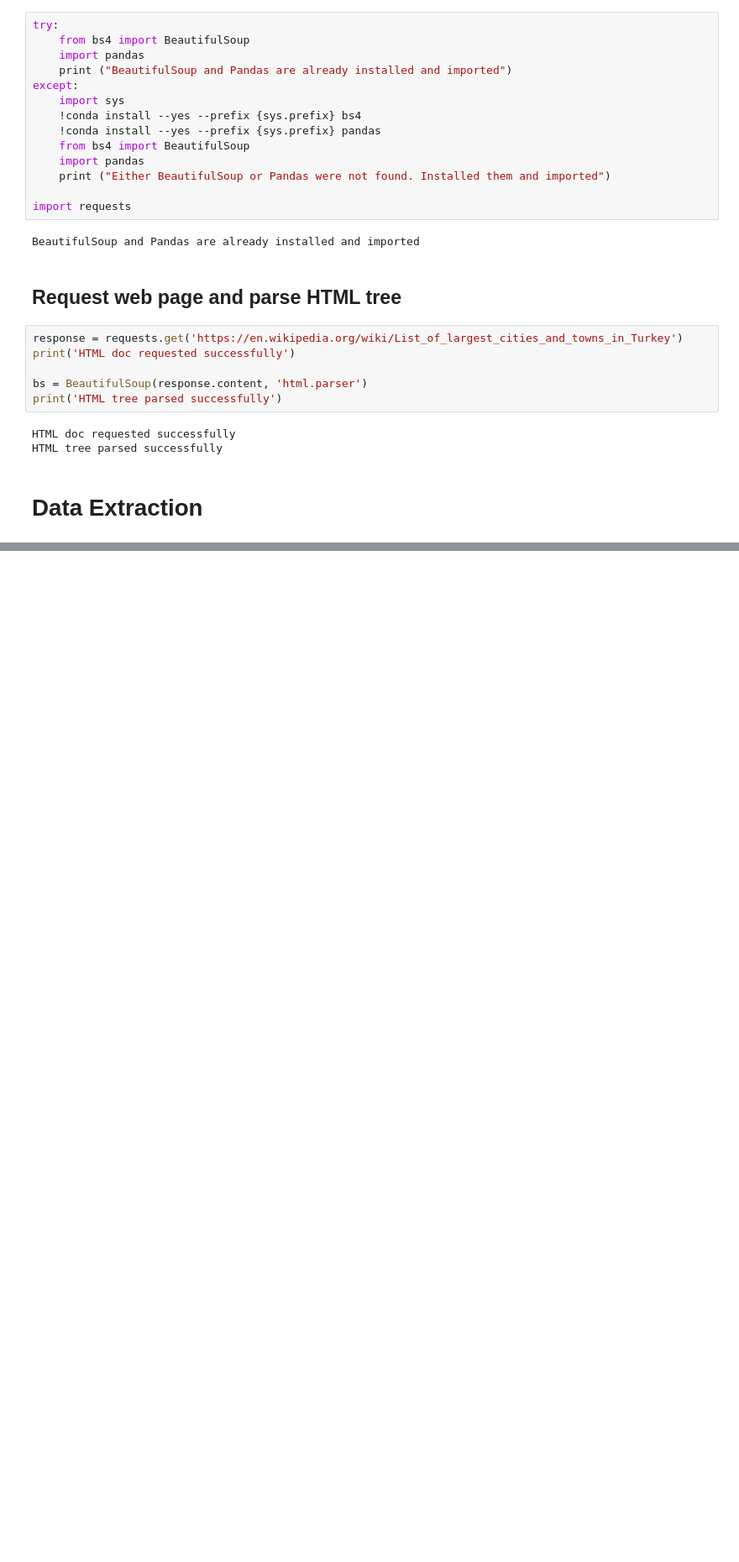
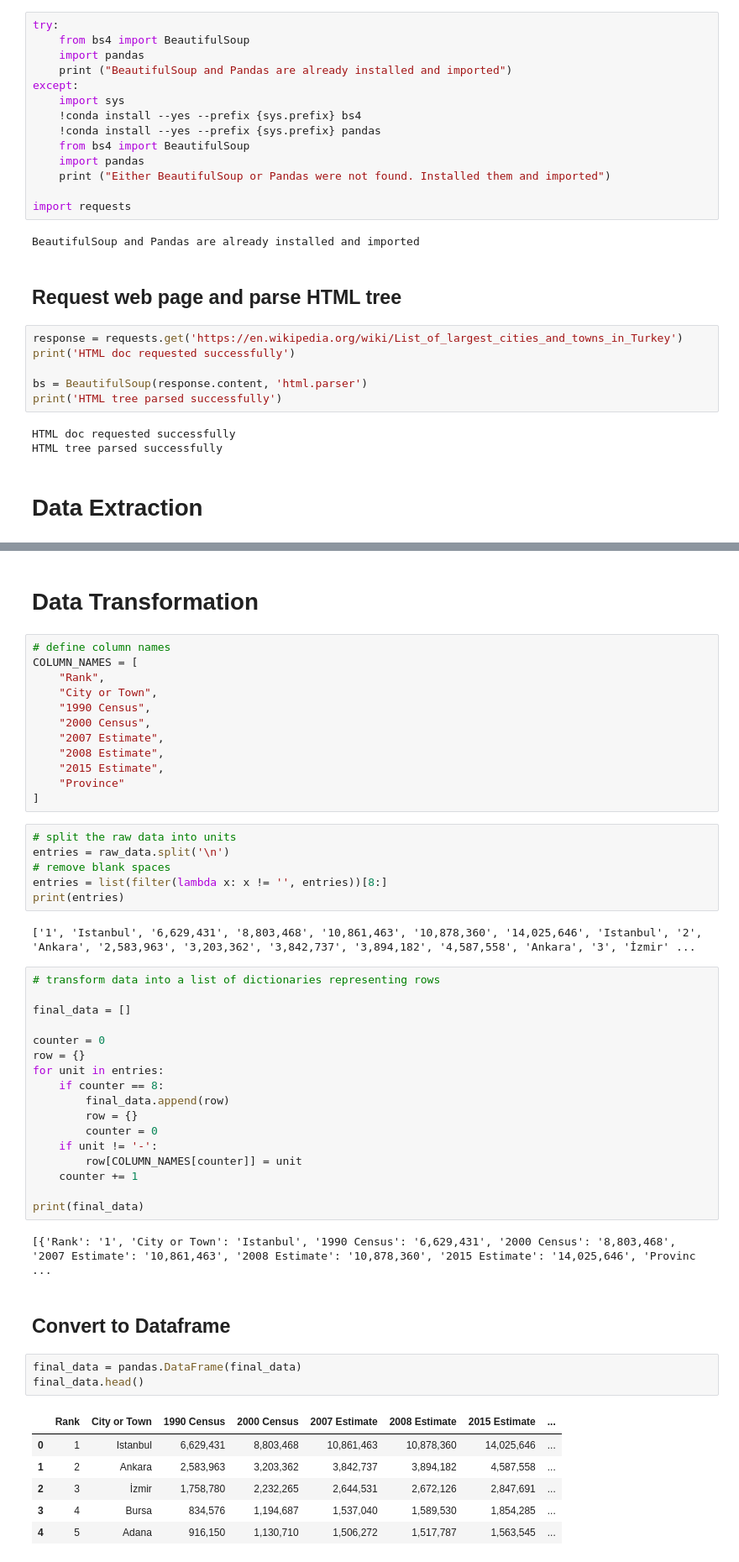
Before and after one commit to rjames187/I310D_assignment_7, a Jupyter notebook: Assignment7.ipynb, the cells around one changed output, grey strips where cells are left out. Shown at 84% size. Drawn from its saved outputs; the diff is of its cells as text; blank space fills up the shorter version.

Commit message:
perform data transformation and loading

```diff
--- a/Assignment7.ipynb
+++ b/Assignment7.ipynb
@@ -49,0 +60,53 @@ print(raw_data)
+# %% [markdown]
+# Data Transformation
+# %%
+# define column names
+COLUMN_NAMES = [
+    "Rank",
+    "City or Town",
+    "1990 Census",
+    "2000 Census",
+    "2007 Estimate",
+    "2008 Estimate",
+    "2015 Estimate",
+    "Province"
+]
+# %%
+# split the raw data into units
+entries = raw_data.split('\n')
+# remove blank spaces
+entries = list(filter(lambda x: x != '', entries))[8:]
+print(entries)
+# %% [output]
+['1', 'Istanbul', '6,629,431', '8,803,468', '10,861,463', '10,878,360', '14,025,646', 'Istanbul', '2', 'Ankara', '2,583,963', '3,203,362', '3,842,737', '3,894,182', '4,587,558', 'Ankara', '3', 'İzmir' ...
+# %%
+# transform data into a list of dictionaries representing rows
+
+final_data = []
+
+counter = 0
+row = {}
+for unit in entries:
+    if counter == 8:
+        final_data.append(row)
+        row = {}
+        counter = 0
+    if unit != '-':
+        row[COLUMN_NAMES[counter]] = unit
+    counter += 1
+
+print(final_data)
+# %% [output]
+[{'Rank': '1', 'City or Town': 'Istanbul', '1990 Census': '6,629,431', '2000 Census': '8,803,468', '2007 Estimate': '10,861,463', '2008 Estimate': '10,878,360', '2015 Estimate': '14,025,646', 'Provinc ...
+# %% [markdown]
+## Convert to Dataframe
+# %%
+final_data = pandas.DataFrame(final_data)
+final_data.head()
+# %% [output]
+|  | Rank | City or Town | 1990 Census | 2000 Census | 2007 Estimate | 2008 Estimate | 2015 Estimate | ... |
+| 0 | 1 | Istanbul | 6,629,431 | 8,803,468 | 10,861,463 | 10,878,360 | 14,025,646 | ... |
+| 1 | 2 | Ankara | 2,583,963 | 3,203,362 | 3,842,737 | 3,894,182 | 4,587,558 | ... |
+| 2 | 3 | İzmir | 1,758,780 | 2,232,265 | 2,644,531 | 2,672,126 | 2,847,691 | ... |
+| 3 | 4 | Bursa | 834,576 | 1,194,687 | 1,537,040 | 1,589,530 | 1,854,285 | ... |
+| 4 | 5 | Adana | 916,150 | 1,130,710 | 1,506,272 | 1,517,787 | 1,563,545 | ... |
```
Also changed, not shown: parts of 9 cells of this notebook, 1 other file.
